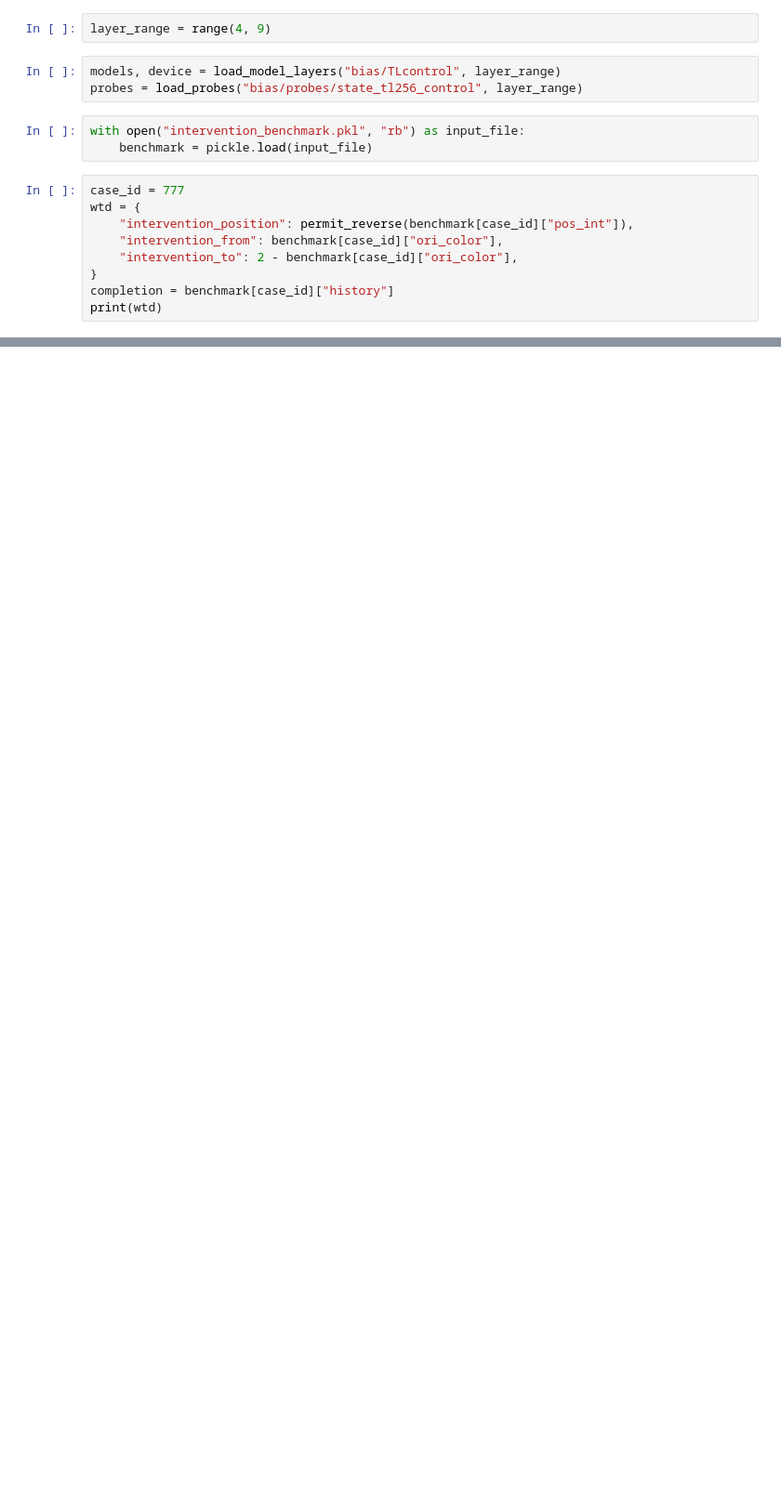
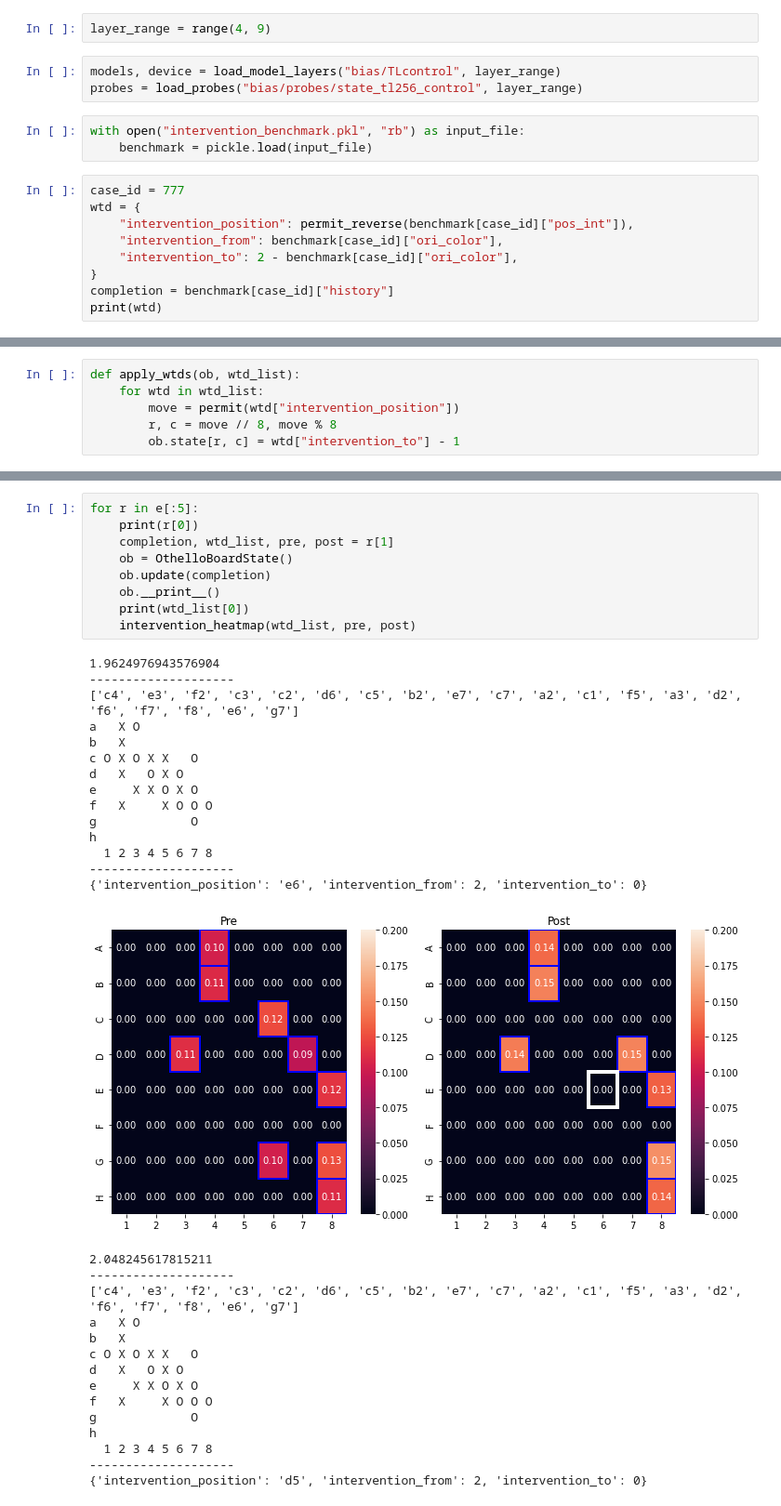
Before and after one commit to icemoon97/othello_world, a Jupyter notebook: interventions.ipynb, the cells around one changed output, grey strips where cells are left out. Shown at 93% size. Saved outputs shown, nothing was run; the diff lists cells and outputs as text; blank space fills up the shorter version.

```diff
--- a/interventions.ipynb
+++ b/interventions.ipynb
@@ -193,0 +301,6 @@ fig = draw_heatmap_from_tokens(post)
+# %%
+def apply_wtds(ob, wtd_list):
+    for wtd in wtd_list:
+        move = permit(wtd["intervention_position"])
+        r, c = move // 8, move % 8
+        ob.state[r, c] = wtd["intervention_to"] - 1
@@ -193,0 +361,39 @@ fig = draw_heatmap_from_tokens(post)
+# %%
+for r in e[:5]:
+    print(r[0])
+    completion, wtd_list, pre, post = r[1]
+    ob = OthelloBoardState()
+    ob.update(completion)
+    ob.__print__()
+    print(wtd_list[0])
+    intervention_heatmap(wtd_list, pre, post)
+# %% [output]
+1.9624976943576904
+--------------------
+['c4', 'e3', 'f2', 'c3', 'c2', 'd6', 'c5', 'b2', 'e7', 'c7', 'a2', 'c1', 'f5', 'a3', 'd2', 'f6', 'f7', 'f8', 'e6', 'g7']
+a   X O
+b   X
+c O X O X X   O
+d   X   O X O
+e     X X O X O
+f   X     X O O O
+g             O
+h
+  1 2 3 4 5 6 7 8
+--------------------
+{'intervention_position': 'e6', 'intervention_from': 2, 'intervention_to': 0}
+[figure, added]
+2.048245617815211
+--------------------
+['c4', 'e3', 'f2', 'c3', 'c2', 'd6', 'c5', 'b2', 'e7', 'c7', 'a2', 'c1', 'f5', 'a3', 'd2', 'f6', 'f7', 'f8', 'e6', 'g7']
+a   X O
+b   X
+c O X O X X   O
+d   X   O X O
+e     X X O X O
+f   X     X O O O
+g             O
+h
+  1 2 3 4 5 6 7 8
+--------------------
+{'intervention_position': 'd5', 'intervention_from': 2, 'intervention_to': 0}
```
Also changed, not shown: parts of 11 cells of this notebook, 6 other files.
